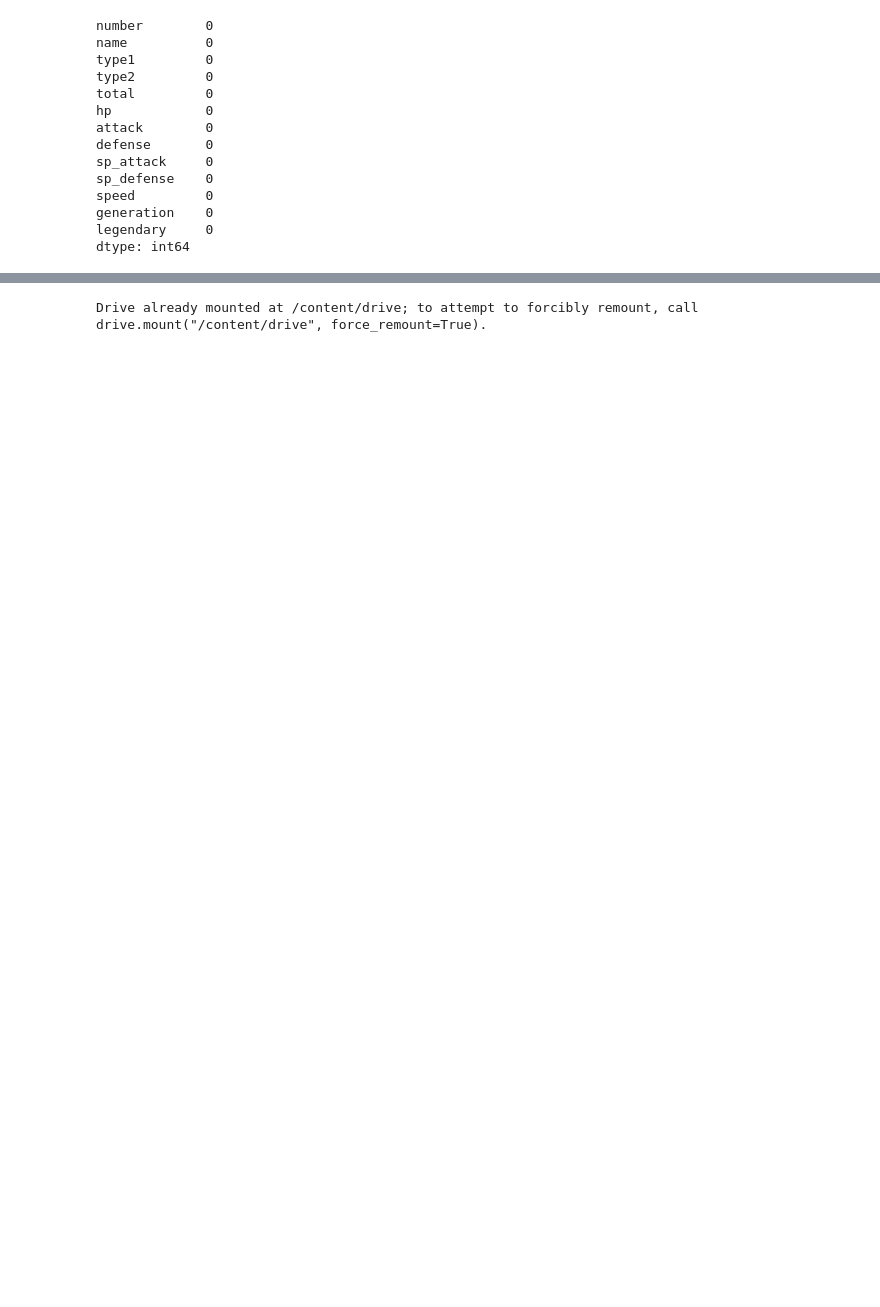
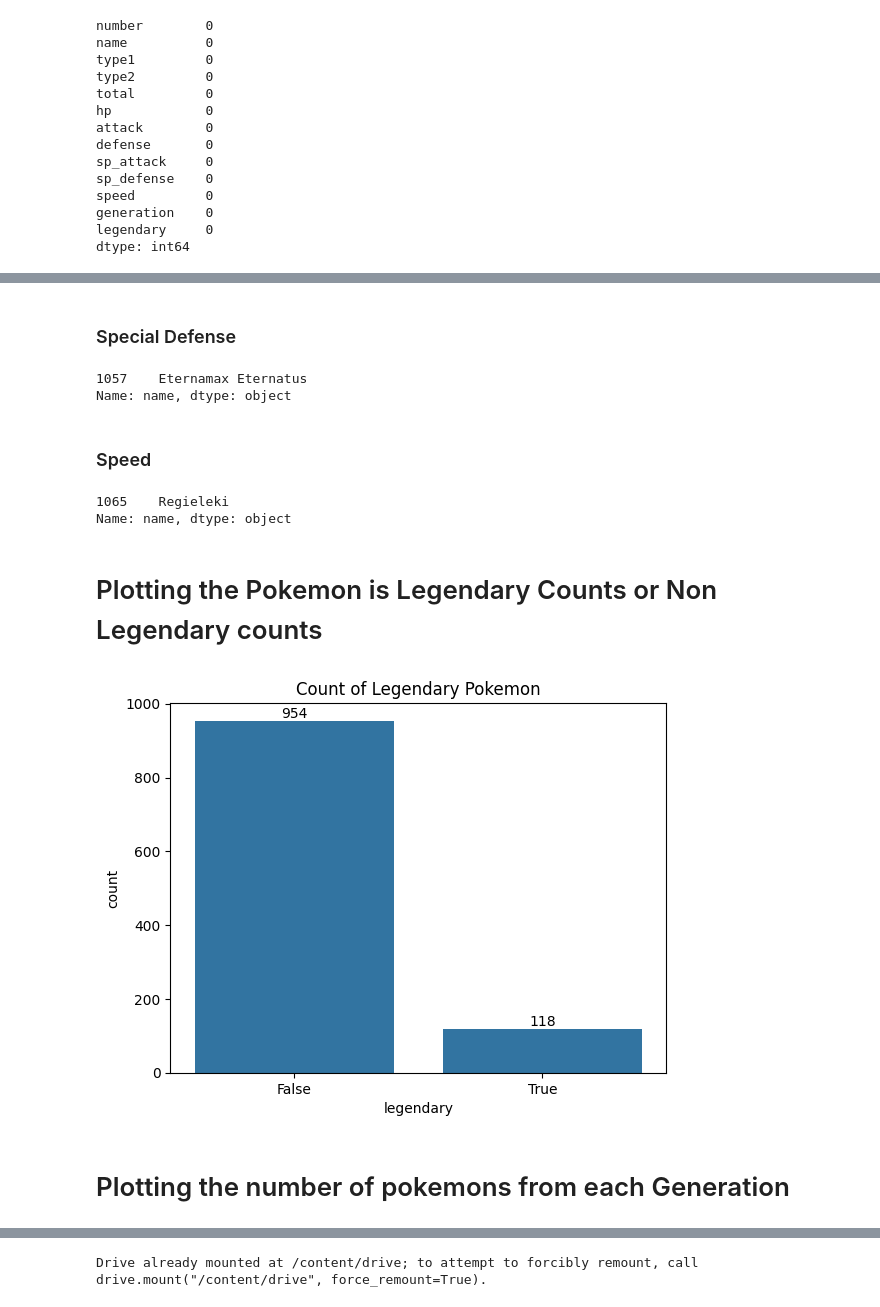
Before and after one commit to Ashirbad23/Legendary_Pokemon_Prediction, a Jupyter notebook: Legendary_Pokemon_Predicter.ipynb, the cells around one changed output, grey strips where cells are left out. Saved outputs shown, nothing was run; the diff lists cells and outputs as text; code cells hidden in the pictures; blank space fills up the shorter version.

```diff
--- a/Legendary_Pokemon_Predicter.ipynb
+++ b/Legendary_Pokemon_Predicter.ipynb
@@ -70,0 +192,26 @@ df.tail()
+# %% [markdown]
+### Special Defense
+# %%
+df[df.sp_defense==df.sp_defense.max()].name
+# %% [output]
+1057    Eternamax Eternatus
+Name: name, dtype: object
+# %% [markdown]
+### Speed
+# %%
+df[df.speed==df.speed.max()].name
+# %% [output]
+1065    Regieleki
+Name: name, dtype: object
+# %% [markdown]
+# Plotting the Pokemon is Legendary Counts or Non Legendary counts
+# %%
+countplot=sns.countplot(data=df,x="legendary")
+for count in countplot.containers:
+    countplot.bar_label(count,)
+plt.title("Count of Legendary Pokemon")
+plt.show()
+# %% [output]
+[figure, added]
+# %% [markdown]
+# Plotting the number of pokemons from each Generation
```
Also changed, not shown: parts of 25 cells of this notebook.
